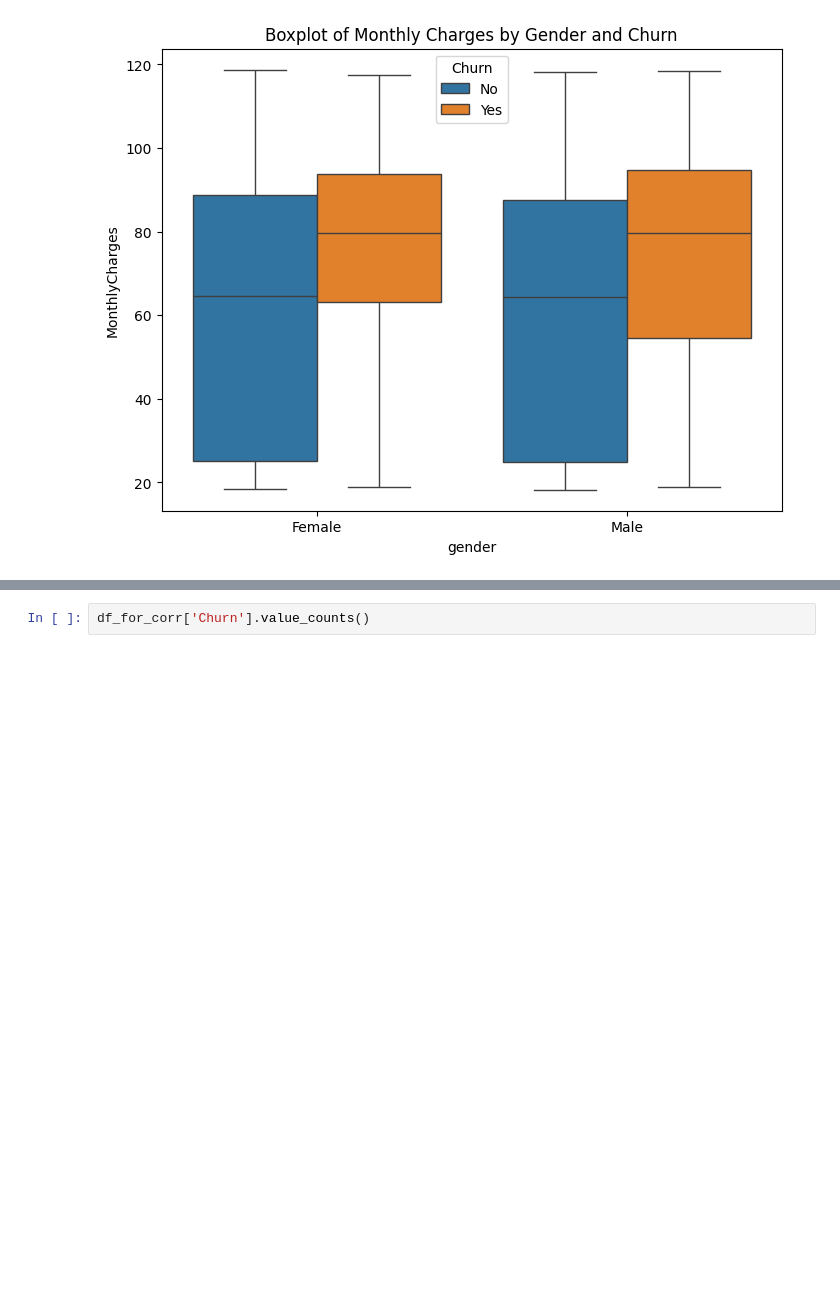
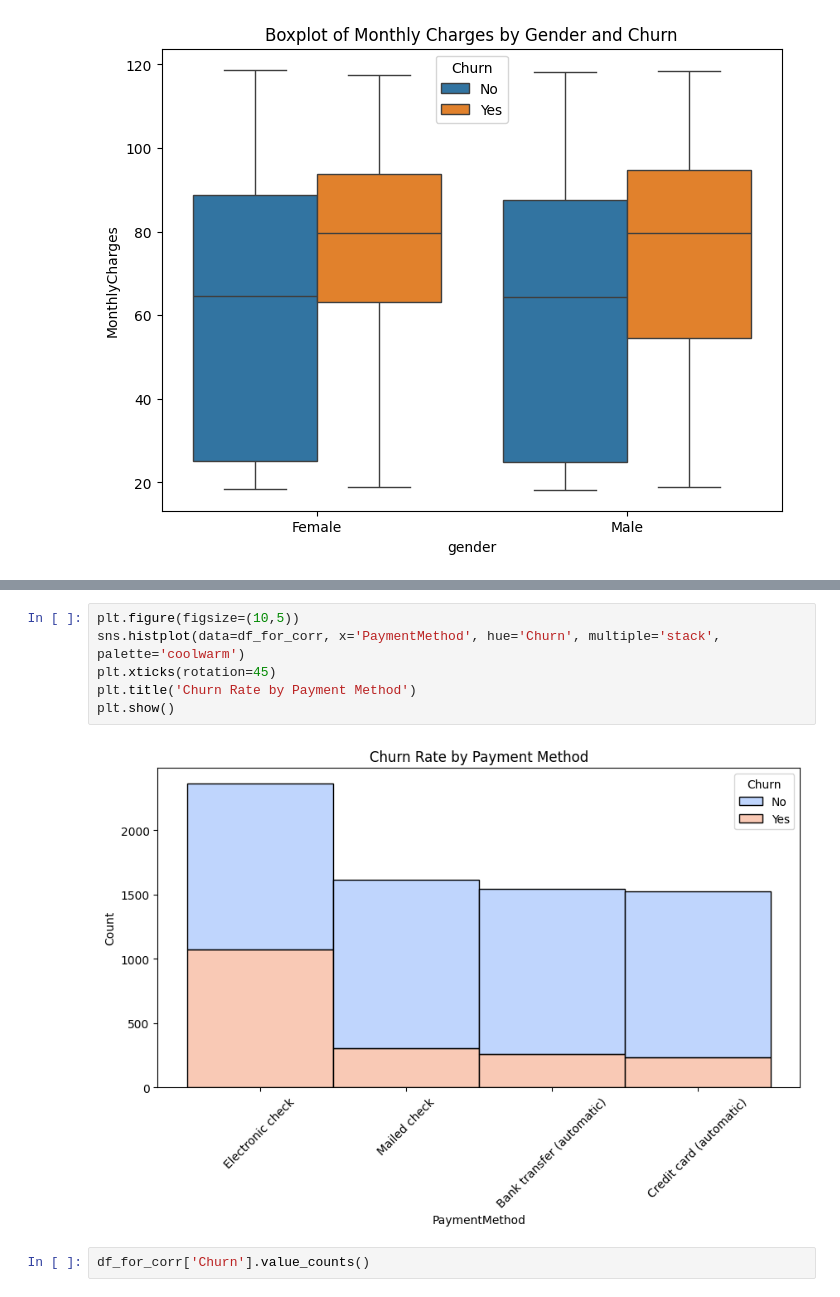
Before and after one commit to ZaazMarx1104/Churn-Rate-Prediction-Kaggle, a Jupyter notebook: Customer_Churn_Prediction_Using_Random_Forest_and_XGB.ipynb, the cells around one changed output, grey strips where cells are left out. Saved outputs shown, nothing was run; the diff lists cells and outputs as text; blank space fills up the shorter version.

```diff
--- a/Customer_Churn_Prediction_Using_Random_Forest_and_XGB.ipynb
+++ b/Customer_Churn_Prediction_Using_Random_Forest_and_XGB.ipynb
@@ -108,3 +115,11 @@ plt.show()
+# %%
+plt.figure(figsize=(10,5))
+sns.histplot(data=df_for_corr, x='PaymentMethod', hue='Churn', multiple='stack', palette='coolwarm')
+plt.xticks(rotation=45)
+plt.title('Churn Rate by Payment Method')
+plt.show()
+# %% [output]
+[figure, added]
 # %%
 df_for_corr['Churn'].value_counts()
 # %% [output]
```
Also changed, not shown: parts of 3 cells of this notebook.
